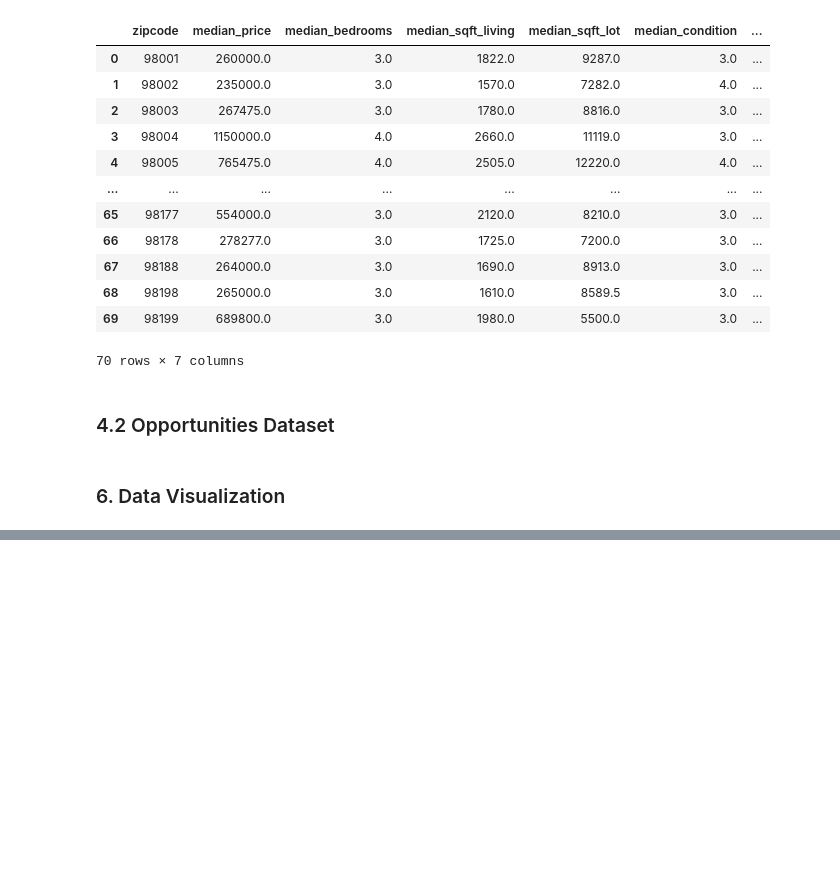
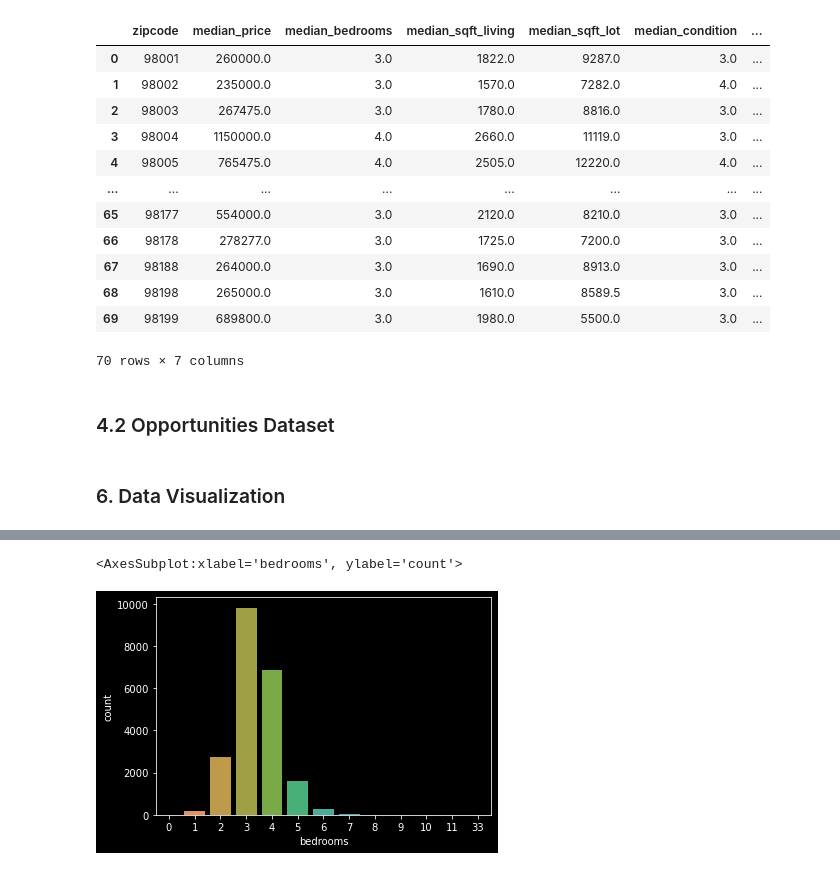
Before and after one commit to renatond/KC_House_Pricing, a Jupyter notebook: kc_house_prices.ipynb, the cells around one changed output, grey strips where cells are left out. Saved outputs shown, nothing was run; the diff lists cells and outputs as text; code cells hidden in the pictures; blank space fills up the shorter version.

```diff
--- a/kc_house_prices.ipynb
+++ b/kc_house_prices.ipynb
@@ -316,0 +356,5 @@ mapa.show()
+# %%
+sea.countplot(data=data, x='bedrooms')
+# %% [output]
+<AxesSubplot:xlabel='bedrooms', ylabel='count'>
+[figure, added]
```
Also changed, not shown: parts of 5 cells of this notebook, 2 other files.
